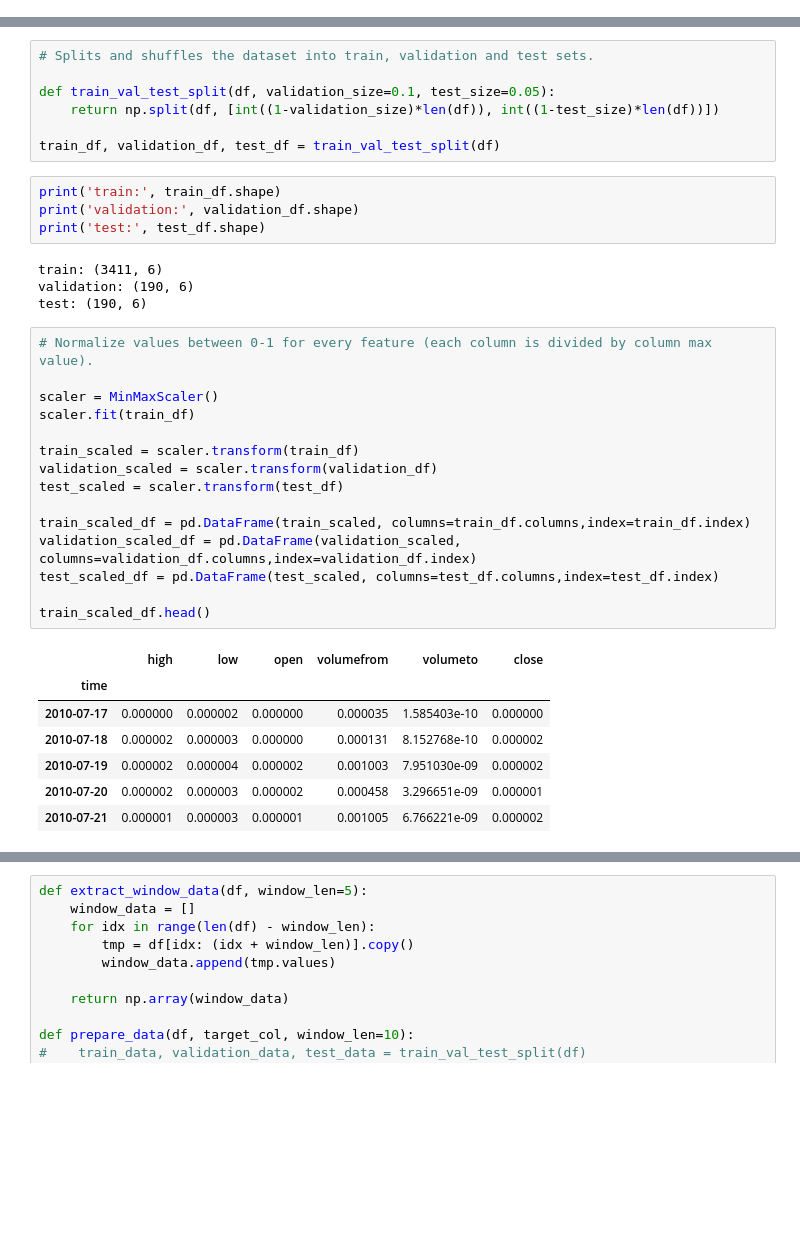
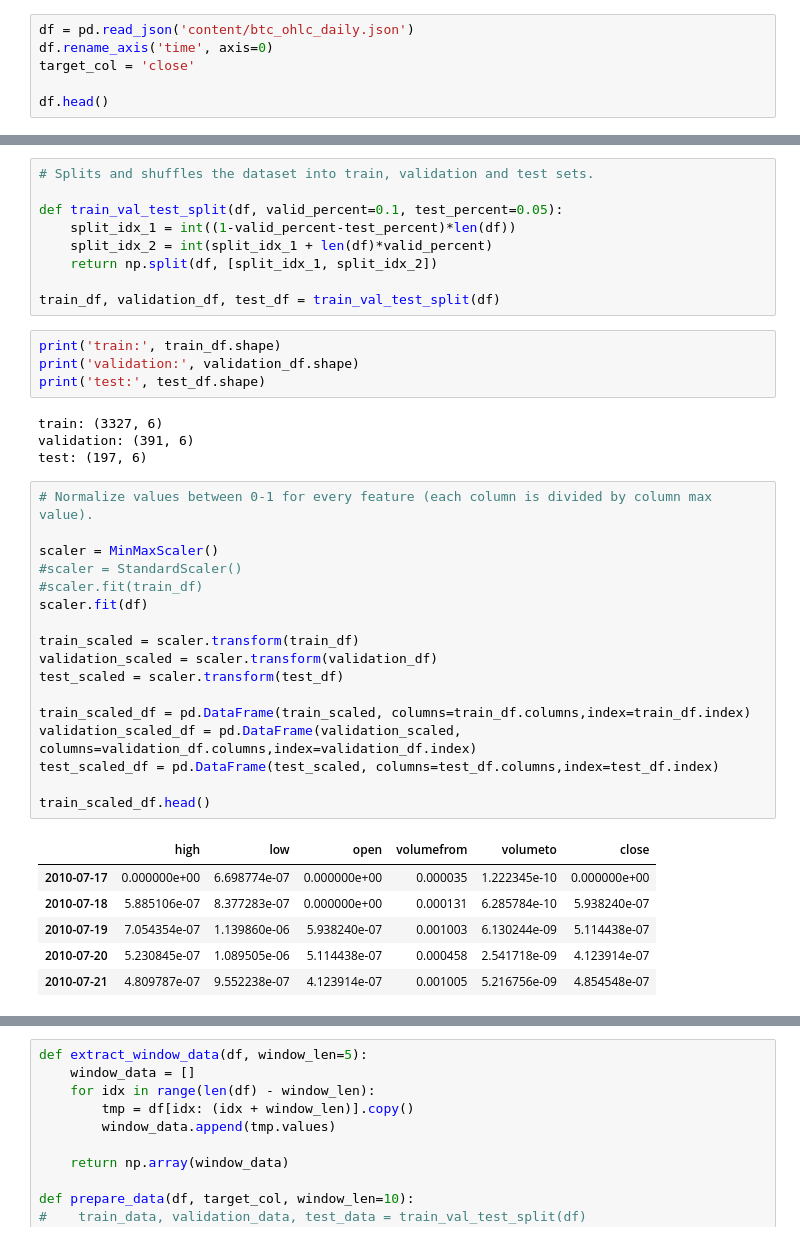
Before and after one commit to Lehel44/crpyto-AI, a Jupyter notebook: Predict_BitCoin.ipynb, the cells around one changed output, grey strips where cells are left out. Saved outputs shown, nothing was run; the diff lists cells and outputs as text; blank space fills up the shorter version.

```diff
--- a/Predict_BitCoin.ipynb
+++ b/Predict_BitCoin.ipynb
@@ -42,0 +18,6 @@ df.head(100)
+# %%
+df = pd.read_json('content/btc_ohlc_daily.json')
+df.rename_axis('time', axis=0)
+target_col = 'close'
+
+df.head()
@@ -43,8 +31,10 @@ df.head(100)
 # %%
 # Splits and shuffles the dataset into train, validation and test sets.
 
-def train_val_test_split(df, validation_size=0.1, test_size=0.05):
-    return np.split(df, [int((1-validation_size)*len(df)), int((1-test_size)*len(df))])
+def train_val_test_split(df, valid_percent=0.1, test_percent=0.05):
+    split_idx_1 = int((1-valid_percent-test_percent)*len(df))
+    split_idx_2 = int(split_idx_1 + len(df)*valid_percent)
+    return np.split(df, [split_idx_1, split_idx_2])
 
 train_df, validation_df, test_df = train_val_test_split(df)
 # %%
@@ -52,32 +42,33 @@ print('train:', train_df.shape)
 print('validation:', validation_df.shape)
 print('test:', test_df.shape)
 # %% [output]
-train: (3411, 6)
-validation: (190, 6)
-test: (190, 6)
+train: (3327, 6)
+validation: (391, 6)
+test: (197, 6)
 # %%
 # Normalize values between 0-1 for every feature (each column is divided by column max value).
 
 scaler = MinMaxScaler()
-scaler.fit(train_df)
+#scaler = StandardScaler()
+#scaler.fit(train_df)
+scaler.fit(df)
 
 train_scaled = scaler.transform(train_df)
 validation_scaled = scaler.transform(validation_df)
 test_scaled = scaler.transform(test_df)
 
 train_scaled_df = pd.DataFrame(train_scaled, columns=train_df.columns,index=train_df.index)
 validation_scaled_df = pd.DataFrame(validation_scaled, columns=validation_df.columns,index=validation_df.index)
 test_scaled_df = pd.DataFrame(test_scaled, columns=test_df.columns,index=test_df.index)
 
 train_scaled_df.head()
 # %% [output]
 |  | high | low | open | volumefrom | volumeto | close |
-| time |  |  |  |  |  |  |
-| 2010-07-17 | 0.000000 | 0.000002 | 0.000000 | 0.000035 | 1.585403e-10 | 0.000000 |
-| 2010-07-18 | 0.000002 | 0.000003 | 0.000000 | 0.000131 | 8.152768e-10 | 0.000002 |
-| 2010-07-19 | 0.000002 | 0.000004 | 0.000002 | 0.001003 | 7.951030e-09 | 0.000002 |
-| 2010-07-20 | 0.000002 | 0.000003 | 0.000002 | 0.000458 | 3.296651e-09 | 0.000001 |
-| 2010-07-21 | 0.000001 | 0.000003 | 0.000001 | 0.001005 | 6.766221e-09 | 0.000002 |
+| 2010-07-17 | 0.000000e+00 | 6.698774e-07 | 0.000000e+00 | 0.000035 | 1.222345e-10 | 0.000000e+00 |
+| 2010-07-18 | 5.885106e-07 | 8.377283e-07 | 0.000000e+00 | 0.000131 | 6.285784e-10 | 5.938240e-07 |
+| 2010-07-19 | 7.054354e-07 | 1.139860e-06 | 5.938240e-07 | 0.001003 | 6.130244e-09 | 5.114438e-07 |
+| 2010-07-20 | 5.230845e-07 | 1.089505e-06 | 5.114438e-07 | 0.000458 | 2.541718e-09 | 4.123914e-07 |
+| 2010-07-21 | 4.809787e-07 | 9.552238e-07 | 4.123914e-07 | 0.001005 | 5.216756e-09 | 4.854548e-07 |
 # %%
 def line_plot(line1, line2, line3, label1=None, label2=None, label3=None, title='', lw=2):
     fig, ax = plt.subplots(1, figsize=(13, 7))
```
Also changed, not shown: parts of 10 cells of this notebook, 6 other files.
